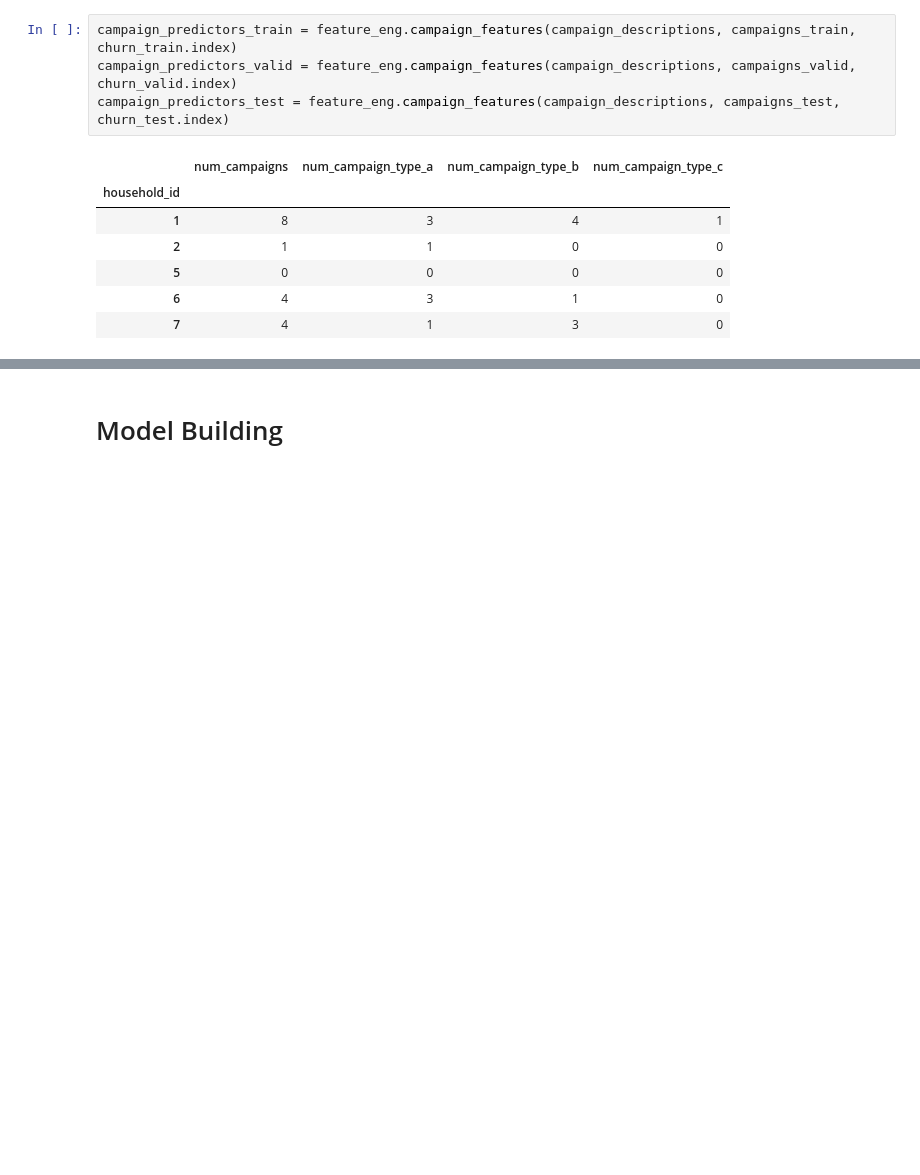
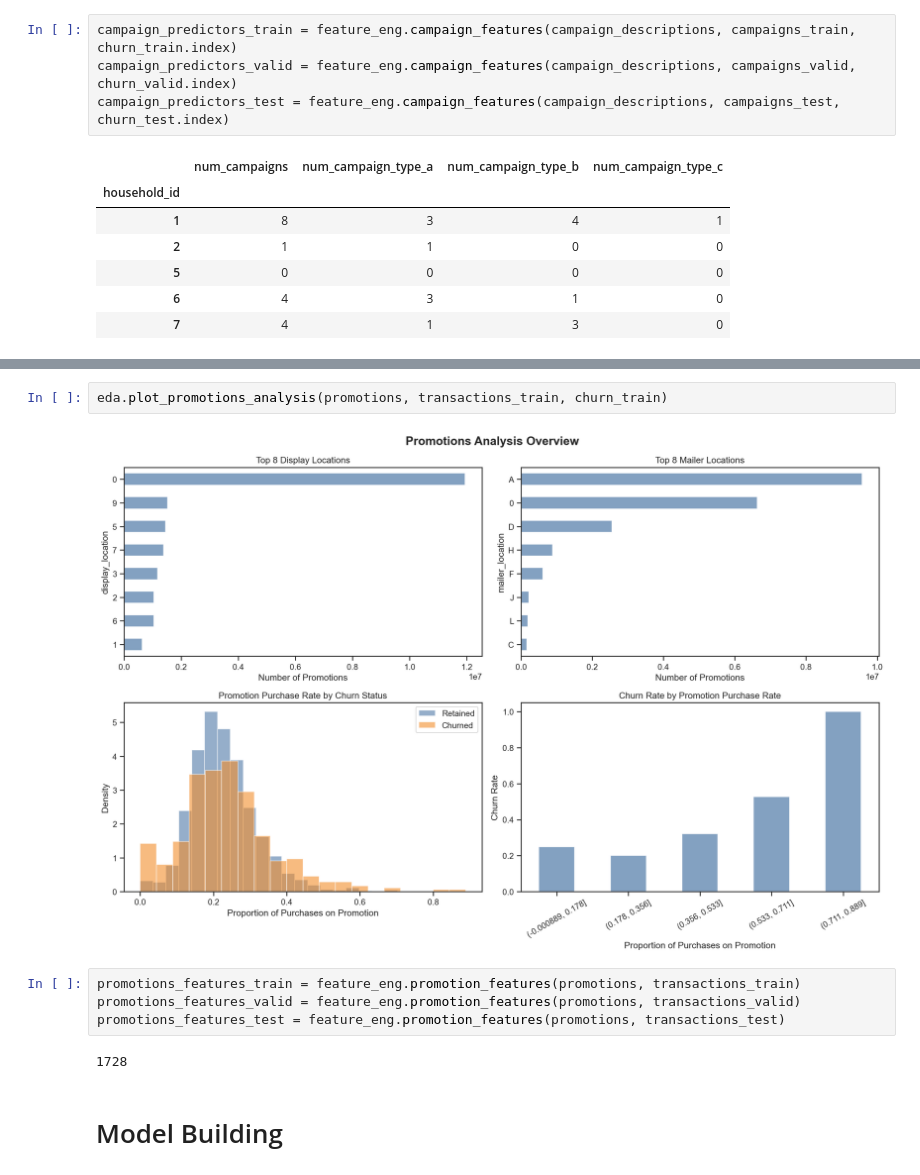
Before and after one commit to Kasperclowes/QBUS3820-Group-Assignment, a Jupyter notebook: RUN.ipynb, the cells around one changed output, grey strips where cells are left out. Cells and saved outputs as stored; diff of their text form; blank space fills up the shorter version.

Commit message:
Feature engineering on promotions

```diff
--- a/RUN.ipynb
+++ b/RUN.ipynb
@@ -499,3 +543,13 @@ campaign_predictors_test = feature_eng.campaign_features(campaign_descriptions,
+# %%
+eda.plot_promotions_analysis(promotions, transactions_train, churn_train)
+# %% [output]
+[figure, added]
+# %%
+promotions_features_train = feature_eng.promotion_features(promotions, transactions_train)
+promotions_features_valid = feature_eng.promotion_features(promotions, transactions_valid)
+promotions_features_test = feature_eng.promotion_features(promotions, transactions_test)
+# %% [output]
+1728
 # %% [markdown]
 # Model Building
 # %%
```
Also changed, not shown: parts of 3 cells of this notebook, 2 other files.
